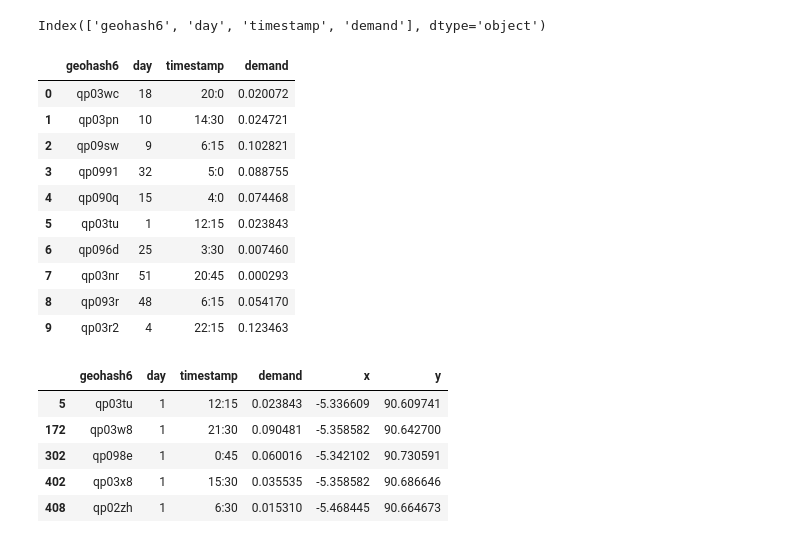
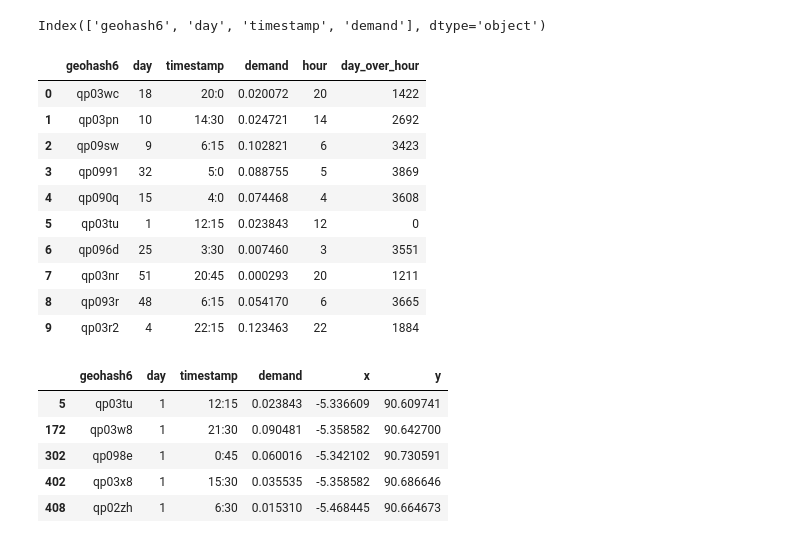
Before and after one commit to thuanthan147/AIForSEA_TrafficManagement, a Jupyter notebook: exploratory_data_analysis.ipynb, the cells around one changed output. Drawn from its saved outputs; the diff is of its cells as text; code cells hidden in the pictures.

```diff
--- a/exploratory_data_analysis.ipynb
+++ b/exploratory_data_analysis.ipynb
@@ -65,20 +104,24 @@ df = data_handler.load_dataset(FULL_PATH)
 df.columns
 # %% [output]
 Index(['geohash6', 'day', 'timestamp', 'demand'], dtype='object')
+# %%
+test_feature = FeatureEngineering(df)
+# %%
+add_test = test_feature.add_previous_count_hour()
 # %%
-df[:10]
+add_test[:10]
 # %% [output]
-|  | geohash6 | day | timestamp | demand |
-| 0 | qp03wc | 18 | 20:0 | 0.020072 |
-| 1 | qp03pn | 10 | 14:30 | 0.024721 |
-| 2 | qp09sw | 9 | 6:15 | 0.102821 |
-| 3 | qp0991 | 32 | 5:0 | 0.088755 |
-| 4 | qp090q | 15 | 4:0 | 0.074468 |
-| 5 | qp03tu | 1 | 12:15 | 0.023843 |
-| 6 | qp096d | 25 | 3:30 | 0.007460 |
-| 7 | qp03nr | 51 | 20:45 | 0.000293 |
-| 8 | qp093r | 48 | 6:15 | 0.054170 |
-| 9 | qp03r2 | 4 | 22:15 | 0.123463 |
+|  | geohash6 | day | timestamp | demand | hour | day_over_hour |
+| 0 | qp03wc | 18 | 20:0 | 0.020072 | 20 | 1422 |
+| 1 | qp03pn | 10 | 14:30 | 0.024721 | 14 | 2692 |
+| 2 | qp09sw | 9 | 6:15 | 0.102821 | 6 | 3423 |
+| 3 | qp0991 | 32 | 5:0 | 0.088755 | 5 | 3869 |
+| 4 | qp090q | 15 | 4:0 | 0.074468 | 4 | 3608 |
+| 5 | qp03tu | 1 | 12:15 | 0.023843 | 12 | 0 |
+| 6 | qp096d | 25 | 3:30 | 0.007460 | 3 | 3551 |
+| 7 | qp03nr | 51 | 20:45 | 0.000293 | 20 | 1211 |
+| 8 | qp093r | 48 | 6:15 | 0.054170 | 6 | 3665 |
+| 9 | qp03r2 | 4 | 22:15 | 0.123463 | 22 | 1884 |
 # %%
 grouped_by_day = df.groupby("day")
 # %%
```
Also changed, not shown: parts of 30 cells of this notebook, 1 other file.
